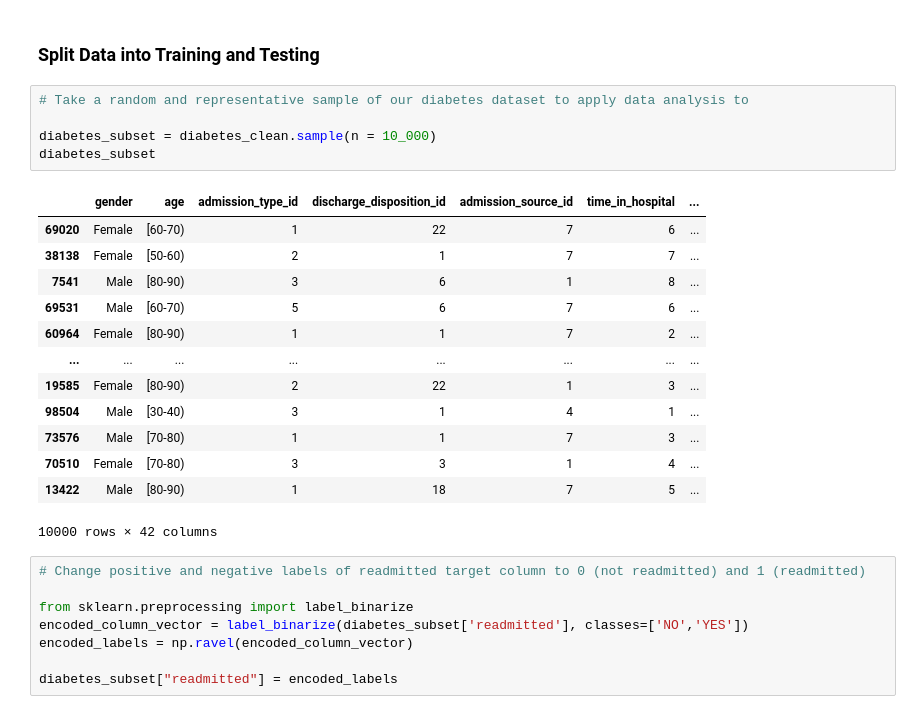
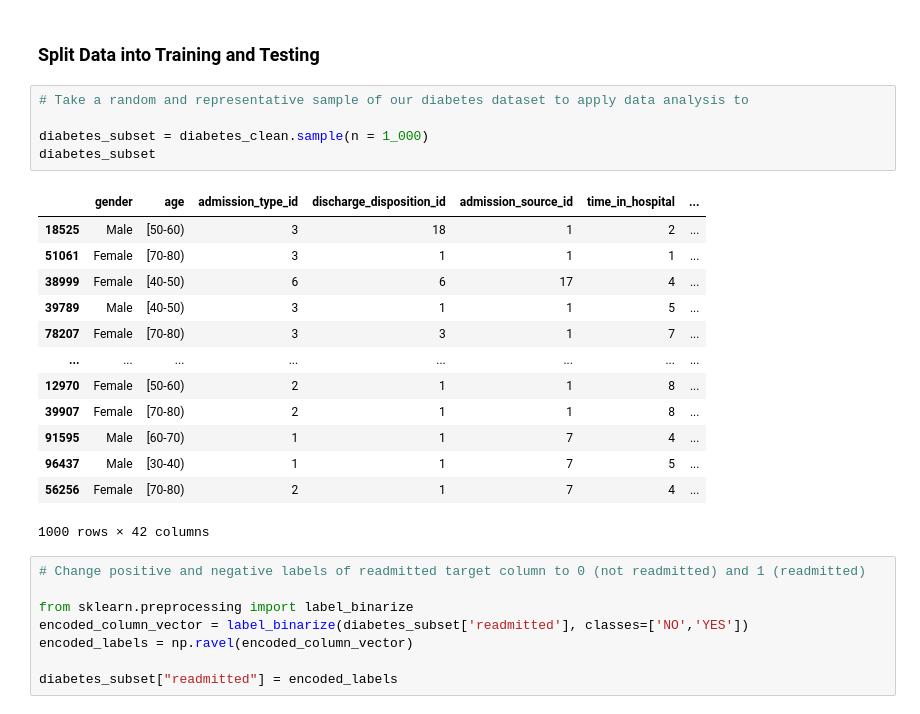
Before and after one commit to sukh2929/group29, a Jupyter notebook: SCRIPT4_temp.ipynb, the cells around one changed output. Cells and saved outputs as stored; diff of their text form.

```diff
--- a/SCRIPT4_temp.ipynb
+++ b/SCRIPT4_temp.ipynb
@@ -97,22 +97,22 @@ diabetes_clean.head(10)
 # %%
 # Take a random and representative sample of our diabetes dataset to apply data analysis to
 
-diabetes_subset = diabetes_clean.sample(n = 10_000)
+diabetes_subset = diabetes_clean.sample(n = 1_000)
 diabetes_subset
 # %% [output]
 |  | gender | age | admission_type_id | discharge_disposition_id | admission_source_id | time_in_hospital | ... |
-| 69020 | Female | [60-70) | 1 | 22 | 7 | 6 | ... |
-| 38138 | Female | [50-60) | 2 | 1 | 7 | 7 | ... |
-| 7541 | Male | [80-90) | 3 | 6 | 1 | 8 | ... |
-| 69531 | Male | [60-70) | 5 | 6 | 7 | 6 | ... |
-| 60964 | Female | [80-90) | 1 | 1 | 7 | 2 | ... |
+| 18525 | Male | [50-60) | 3 | 18 | 1 | 2 | ... |
+| 51061 | Female | [70-80) | 3 | 1 | 1 | 1 | ... |
+| 38999 | Female | [40-50) | 6 | 6 | 17 | 4 | ... |
+| 39789 | Male | [40-50) | 3 | 1 | 1 | 5 | ... |
+| 78207 | Female | [70-80) | 3 | 3 | 1 | 7 | ... |
 | ... | ... | ... | ... | ... | ... | ... | ... |
-| 19585 | Female | [80-90) | 2 | 22 | 1 | 3 | ... |
-| 98504 | Male | [30-40) | 3 | 1 | 4 | 1 | ... |
-| 73576 | Male | [70-80) | 1 | 1 | 7 | 3 | ... |
-| 70510 | Female | [70-80) | 3 | 3 | 1 | 4 | ... |
-| 13422 | Male | [80-90) | 1 | 18 | 7 | 5 | ... |
+| 12970 | Female | [50-60) | 2 | 1 | 1 | 8 | ... |
+| 39907 | Female | [70-80) | 2 | 1 | 1 | 8 | ... |
+| 91595 | Male | [60-70) | 1 | 1 | 7 | 4 | ... |
+| 96437 | Male | [30-40) | 1 | 1 | 7 | 5 | ... |
+| 56256 | Female | [70-80) | 2 | 1 | 7 | 4 | ... |
-10000 rows × 42 columns
+1000 rows × 42 columns
 # %%
 # Change positive and negative labels of readmitted target column to 0 (not readmitted) and 1 (readmitted)
 
```
Also changed, not shown: parts of 3 cells of this notebook.
